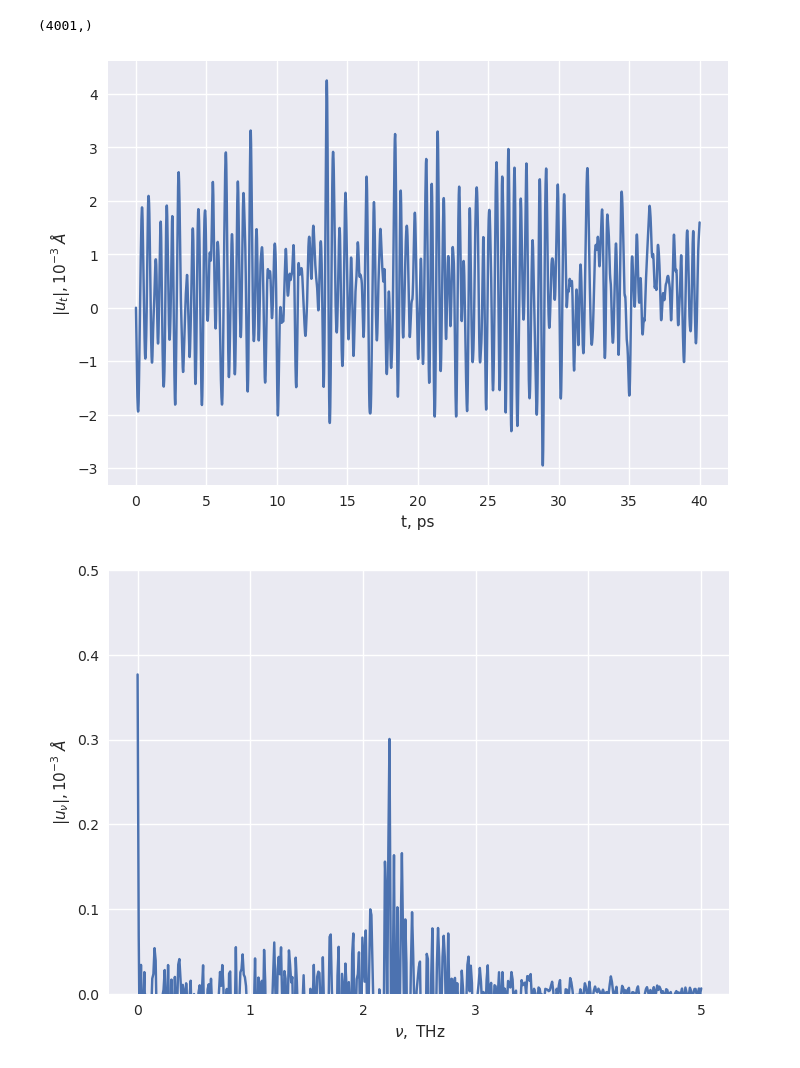
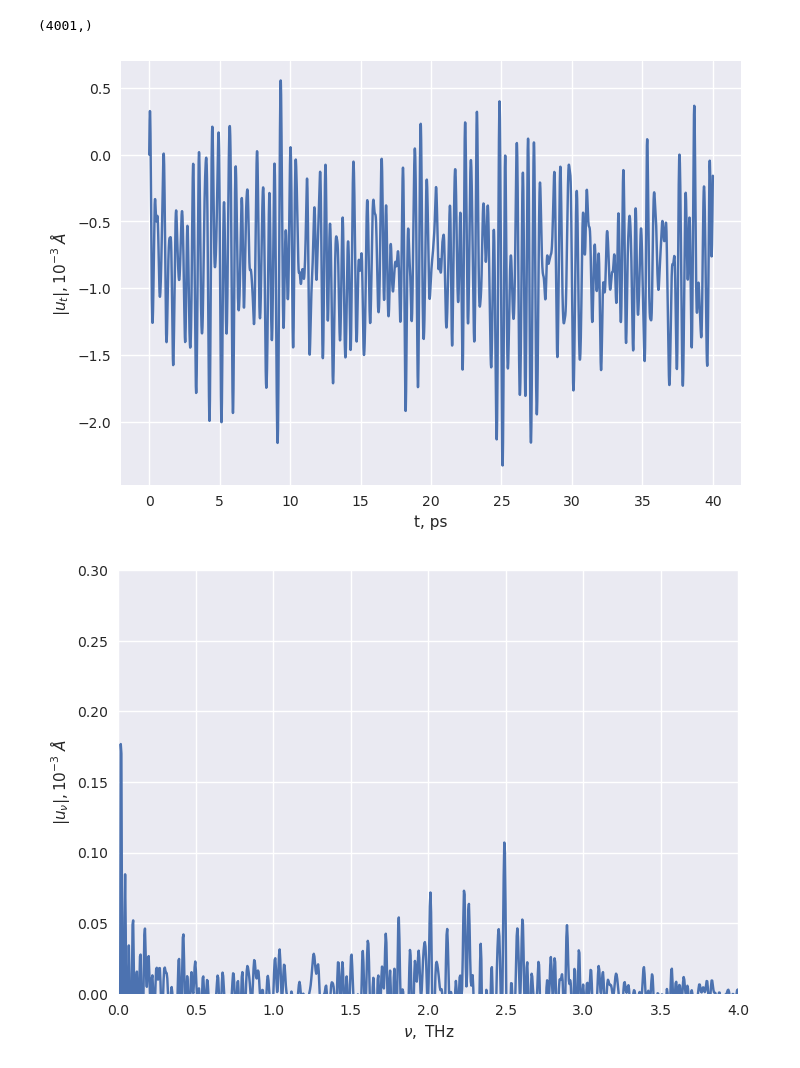
Before and after one commit to Masvelll/SolidPhys2025, a Jupyter notebook: Uranium/main.ipynb, the cells around one changed output. Cells and saved outputs as stored; diff of their text form; code cells hidden in the pictures.

Commit message:
added images

```diff
--- a/Uranium/main.ipynb
+++ b/Uranium/main.ipynb
@@ -82,5 +82,5 @@ np.save('data_11664at.npy', coords)
 # %%
-coords = np.load('data.npy')
+coords = np.load('data_11664at.npy')
 # %%
 num_atoms = len(coords[0])
 num_atoms, coords.shape
@@ -89,7 +89,7 @@ num_atoms, coords.shape
 # %%
 
 e = np.array([1, 0, 0])
-k = np.array([2 * np.pi / 3.52, 0, 0])
+k = np.array([np.pi / 3.52, 0, 0])
 u = (((coords - coords[0]) * e).sum(axis=2)* np.cos((k * coords[0]).sum(axis=1))).sum(axis=1) / num_atoms
 u.shape
 # %% [output]
@@ -100,15 +100,16 @@ plt.xlabel('t, ps')
 plt.ylabel('$|u_t|, 10^{-3} \\; \\AA$')
 plt.plot(time, u * 1e3);
 # %% [output]
-[figure, old version]
+[figure, new version]
 # %%
-nu_grid = np.linspace(0, 5, 500)
+nu_grid = np.linspace(0, 4, 1000)
 N_t = len(time)
 
 u_nu = 1 / N_t * (u * np.cos(2 * np.pi * nu_grid[:, np.newaxis] * time)).sum(axis=1)
 plt.plot(nu_grid, u_nu * 1e3)
-plt.ylim([0, 0.5])
+plt.ylim([0, 0.3])
+plt.xlim([0, 4])
 plt.ylabel('$|u_\\nu|, 10^{-3} \\; \\AA$')
 plt.xlabel('$\\nu, $ THz');
 # %% [output]
-[figure, old version]
+[figure, new version]
```
Also changed, not shown: parts of 1 cell of this notebook, 3 other files.
